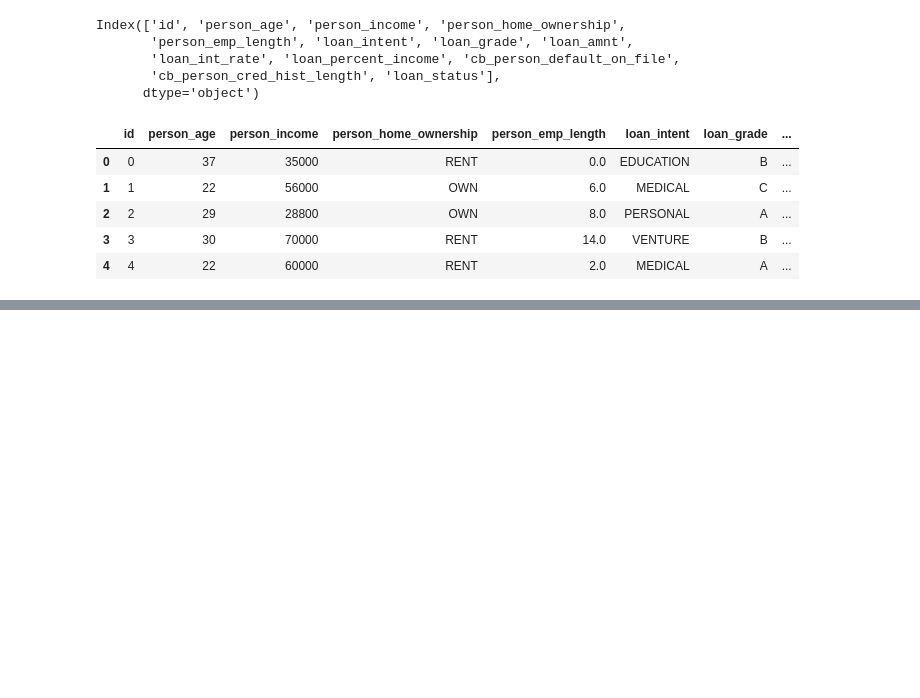
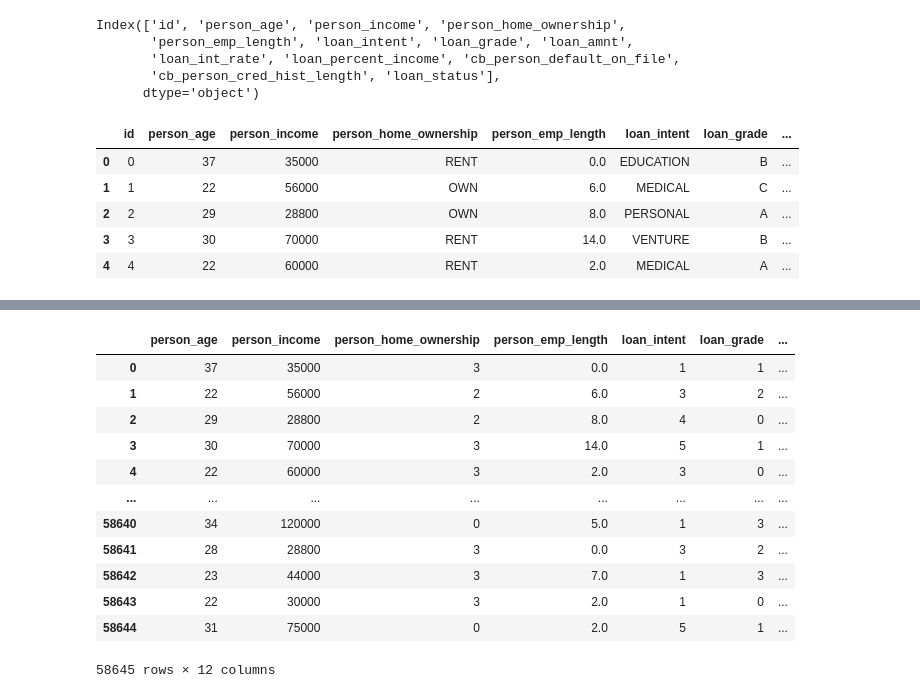
Before and after one commit to vivekrambha/Loan_approval, a Jupyter notebook: playground-series-s4e10/train-checkpoint.ipynb, the cells around one changed output, grey strips where cells are left out. Drawn from its saved outputs; the diff is of its cells as text; code cells hidden in the pictures; blank space fills up the shorter version.

```diff
--- a/playground-series-s4e10/train-checkpoint.ipynb
+++ b/playground-series-s4e10/train-checkpoint.ipynb
@@ -23,0 +121,2 @@ data_test.head()
+# %%
+data_train = data_train.drop('id', axis = 1)
@@ -23,0 +139,16 @@ data_test.head()
+# %%
+data_train
+# %% [output]
+|  | person_age | person_income | person_home_ownership | person_emp_length | loan_intent | loan_grade | ... |
+| 0 | 37 | 35000 | 3 | 0.0 | 1 | 1 | ... |
+| 1 | 22 | 56000 | 2 | 6.0 | 3 | 2 | ... |
+| 2 | 29 | 28800 | 2 | 8.0 | 4 | 0 | ... |
+| 3 | 30 | 70000 | 3 | 14.0 | 5 | 1 | ... |
+| 4 | 22 | 60000 | 3 | 2.0 | 3 | 0 | ... |
+| ... | ... | ... | ... | ... | ... | ... | ... |
+| 58640 | 34 | 120000 | 0 | 5.0 | 1 | 3 | ... |
+| 58641 | 28 | 28800 | 3 | 0.0 | 3 | 2 | ... |
+| 58642 | 23 | 44000 | 3 | 7.0 | 1 | 3 | ... |
+| 58643 | 22 | 30000 | 3 | 2.0 | 1 | 0 | ... |
+| 58644 | 31 | 75000 | 0 | 2.0 | 5 | 1 | ... |
+58645 rows × 12 columns
```
Also changed, not shown: parts of 20 cells of this notebook, 2 other files.
